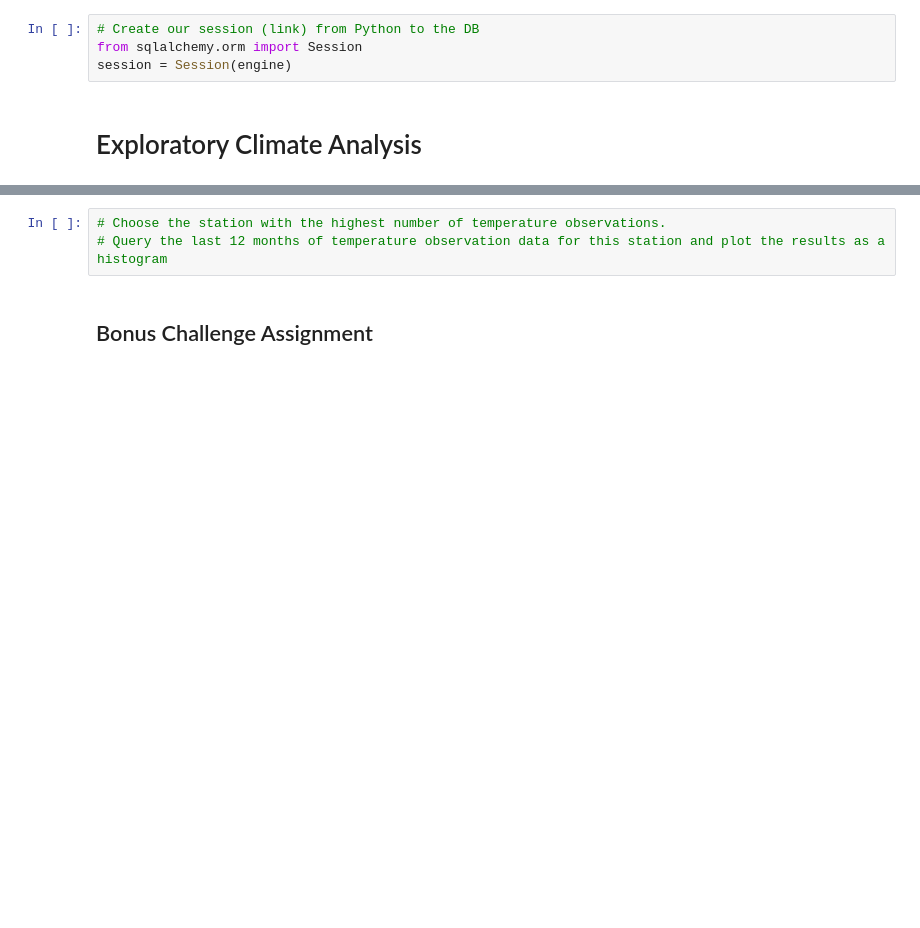
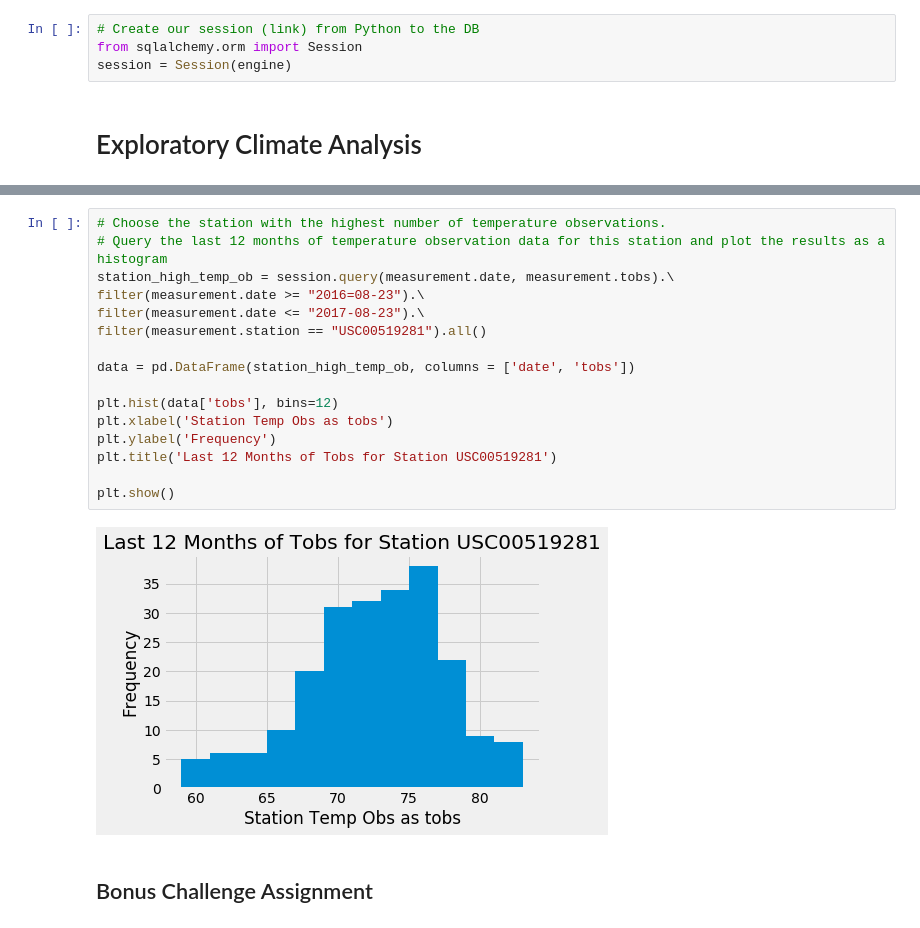
Before and after one commit to AGPalmer88/sqlalchemy-challenge, a Jupyter notebook: climate_starter.ipynb, the cells around one changed output, grey strips where cells are left out. Cells and saved outputs as stored; diff of their text form; blank space fills up the shorter version.

```diff
--- a/climate_starter.ipynb
+++ b/climate_starter.ipynb
@@ -73,6 +178,21 @@ session = Session(engine)
 # %%
 # Choose the station with the highest number of temperature observations.
 # Query the last 12 months of temperature observation data for this station and plot the results as a histogram
+station_high_temp_ob = session.query(measurement.date, measurement.tobs).\
+filter(measurement.date >= "2016=08-23").\
+filter(measurement.date <= "2017-08-23").\
+filter(measurement.station == "USC00519281").all()
+
+data = pd.DataFrame(station_high_temp_ob, columns = ['date', 'tobs'])
+
+plt.hist(data['tobs'], bins=12)
+plt.xlabel('Station Temp Obs as tobs')
+plt.ylabel('Frequency')
+plt.title('Last 12 Months of Tobs for Station USC00519281')
+
+plt.show()
+# %% [output]
+[figure, added]
 # %% [markdown]
 ## Bonus Challenge Assignment
 # %%
```
Also changed, not shown: parts of 17 cells of this notebook, 3 other files.
